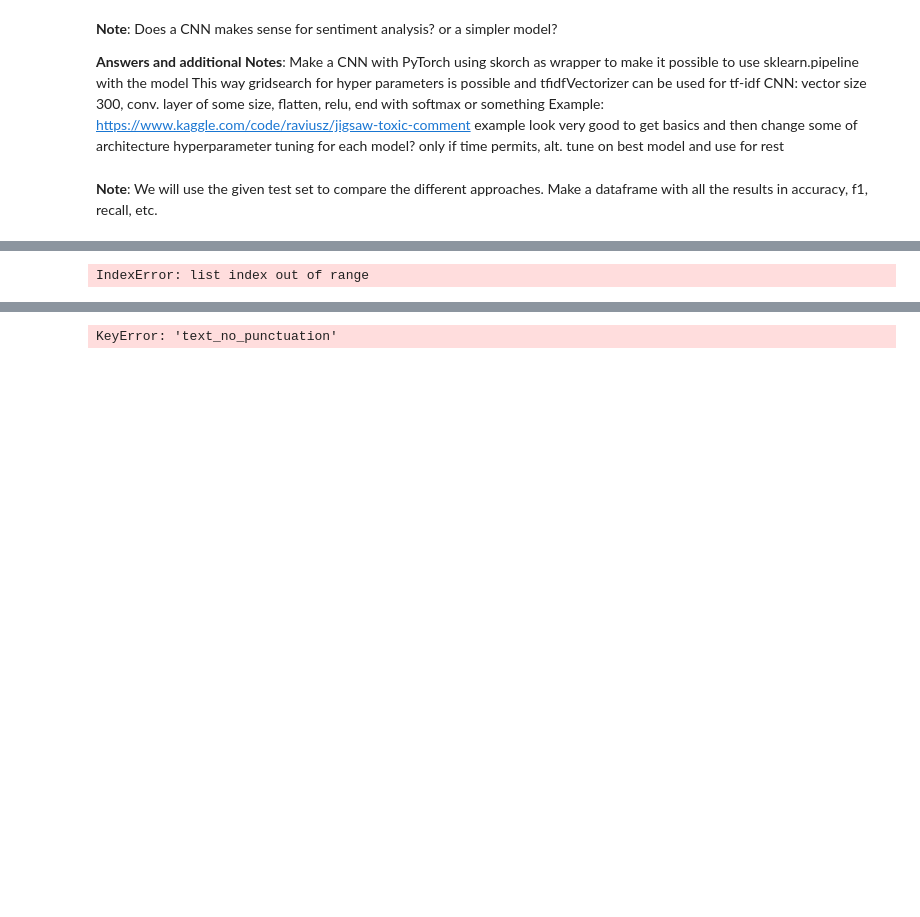
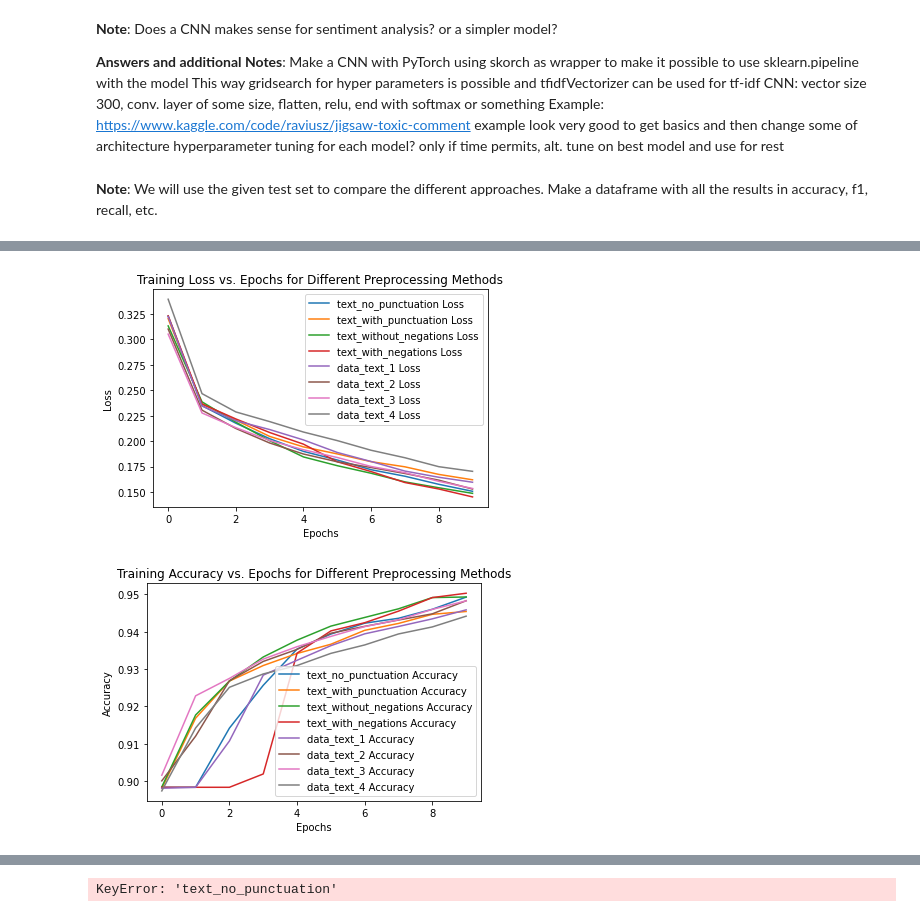
Before and after one commit to aobermuhlner/NLP_P2, a Jupyter notebook: Project2Pipeline.ipynb, the cells around one changed output, grey strips where cells are left out. Cells and saved outputs as stored; diff of their text form; code cells hidden in the pictures; blank space fills up the shorter version.

```diff
--- a/Project2Pipeline.ipynb
+++ b/Project2Pipeline.ipynb
@@ -587,23 +642,24 @@ Epoch [28/30], Loss: 0.07242554423742292, Accuracy: 0.9714231998495958
 # %%
-columnName = ['text_lemmatization', 'text_punctuation', 'text_no_punctuation', 'text_negations', 'text_no_negations', 'data_text_1', 'data_text_2',
-            'data_text_2', 'data_text_3', 'data_text_4']
 
 for i, name in enumerate(columnName):
     plt.plot(all_train_loss[i], label=f'{name} Loss')
 
 plt.xlabel('Epochs')
 plt.ylabel('Loss')
 plt.title('Training Loss vs. Epochs for Different Preprocessing Methods')
 plt.legend()
+plt.savefig(f'Training_Loss_Epochs.png')
 plt.show()
 
 for i, name in enumerate(columnName):
     plt.plot(all_train_accuracy[i], label=f'{name} Accuracy')
 
 plt.xlabel('Epochs')
 plt.ylabel('Accuracy')
 plt.title('Training Accuracy vs. Epochs for Different Preprocessing Methods')
 plt.legend()
+plt.savefig(f'Training_Accuracy.png')
 plt.show()
 # %% [output]
-IndexError: list index out of range
+[figure, added]
+[figure, added]
```
Also changed, not shown: parts of 3 cells of this notebook, 5 other files.
